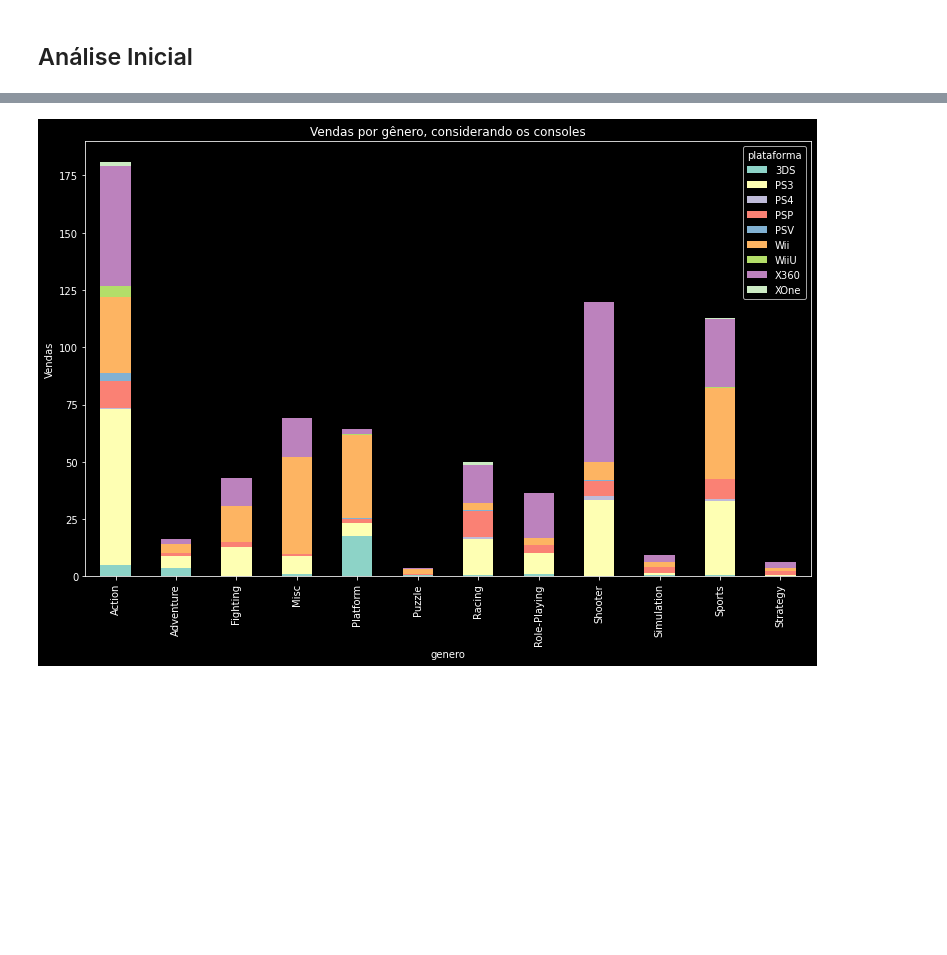
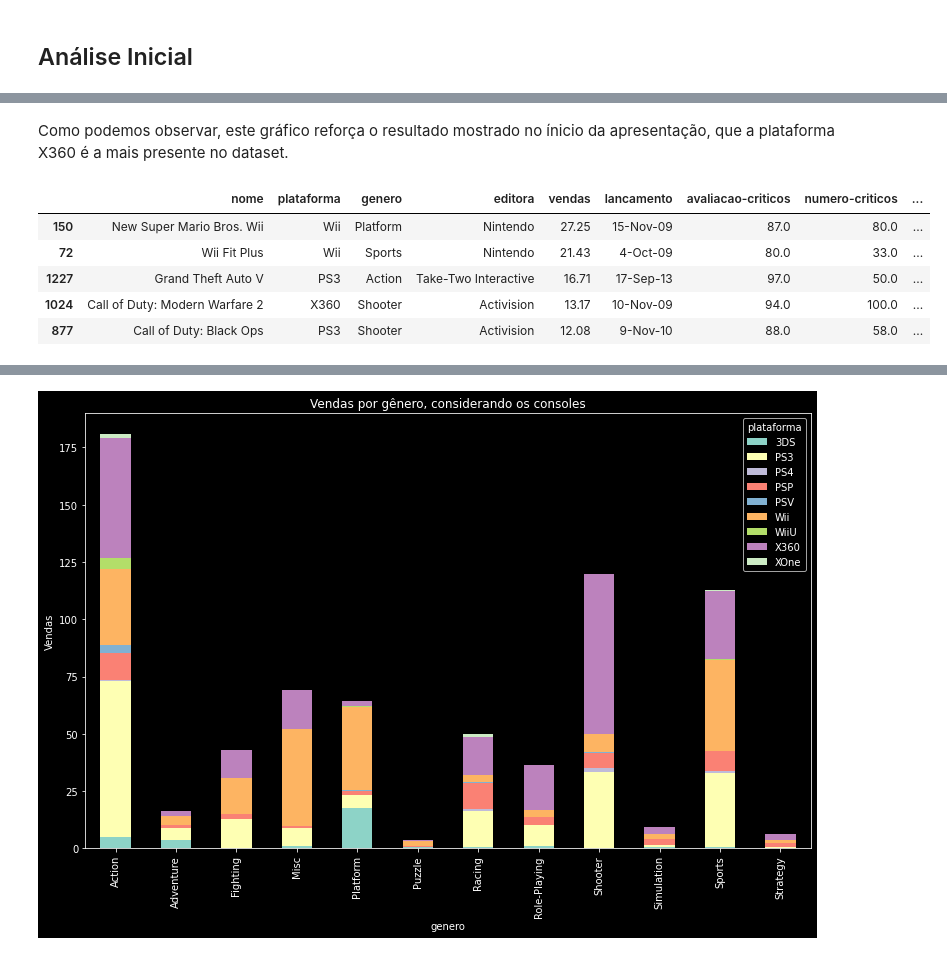
Before and after one commit to thiago9864/mineracao_dados, a Jupyter notebook: Trabalho_2_Dupla_21.ipynb, the cells around one changed output, grey strips where cells are left out. Saved outputs shown, nothing was run; the diff lists cells and outputs as text; code cells hidden in the pictures; blank space fills up the shorter version.

```diff
--- a/Trabalho_2_Dupla_21.ipynb
+++ b/Trabalho_2_Dupla_21.ipynb
@@ -151,0 +148,11 @@ Name: fabricante, dtype: object
+# %% [markdown]
+Como podemos observar, este gráfico reforça o resultado mostrado no ínicio da apresentação, que a plataforma X360 é a mais presente no dataset.
+# %%
+dados.sort_values('vendas',ascending=False)[:5]
+# %% [output]
+|  | nome | plataforma | genero | editora | vendas | lancamento | avaliacao-criticos | numero-criticos | ... |
+| 150 | New Super Mario Bros. Wii | Wii | Platform | Nintendo | 27.25 | 15-Nov-09 | 87.0 | 80.0 | ... |
+| 72 | Wii Fit Plus | Wii | Sports | Nintendo | 21.43 | 4-Oct-09 | 80.0 | 33.0 | ... |
+| 1227 | Grand Theft Auto V | PS3 | Action | Take-Two Interactive | 16.71 | 17-Sep-13 | 97.0 | 50.0 | ... |
+| 1024 | Call of Duty: Modern Warfare 2 | X360 | Shooter | Activision | 13.17 | 10-Nov-09 | 94.0 | 100.0 | ... |
+| 877 | Call of Duty: Black Ops | PS3 | Shooter | Activision | 12.08 | 9-Nov-10 | 88.0 | 58.0 | ... |
```
Also changed, not shown: parts of 13 cells of this notebook.
